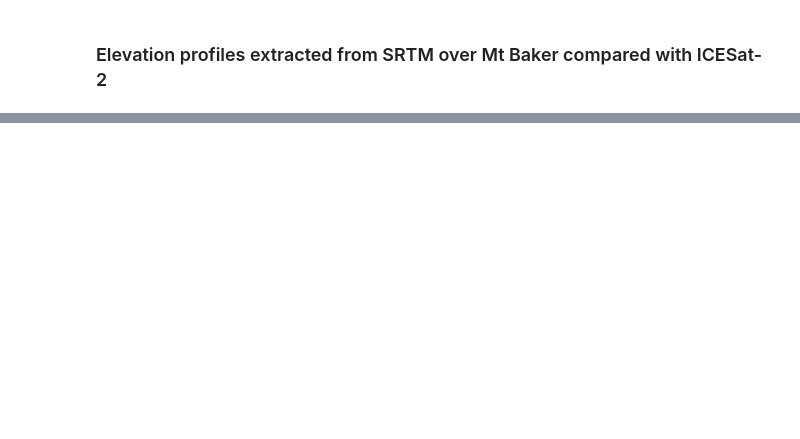
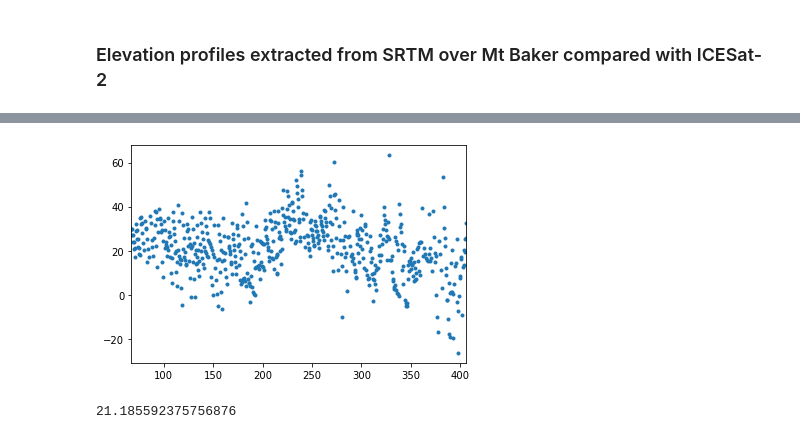
Before and after one commit to ICESAT-2HackWeek/topohack, a Jupyter notebook: contributors/friedrich/profile_elevation.ipynb, the cells around one changed output, grey strips where cells are left out. Cells and saved outputs as stored; diff of their text form; code cells hidden in the pictures; blank space fills up the shorter version.

```diff
--- a/contributors/friedrich/profile_elevation.ipynb
+++ b/contributors/friedrich/profile_elevation.ipynb
@@ -88,0 +59,8 @@ plt.colorbar();
+# %%
+glas_gdf_aea_rgi['diff'].plot(marker='.', linestyle='none');
+# %% [output]
+[figure, added]
+# %%
+glas_gdf_aea_rgi['diff'].mean()
+# %% [output]
+21.185592375756876
```
Also changed, not shown: parts of 20 cells of this notebook.
